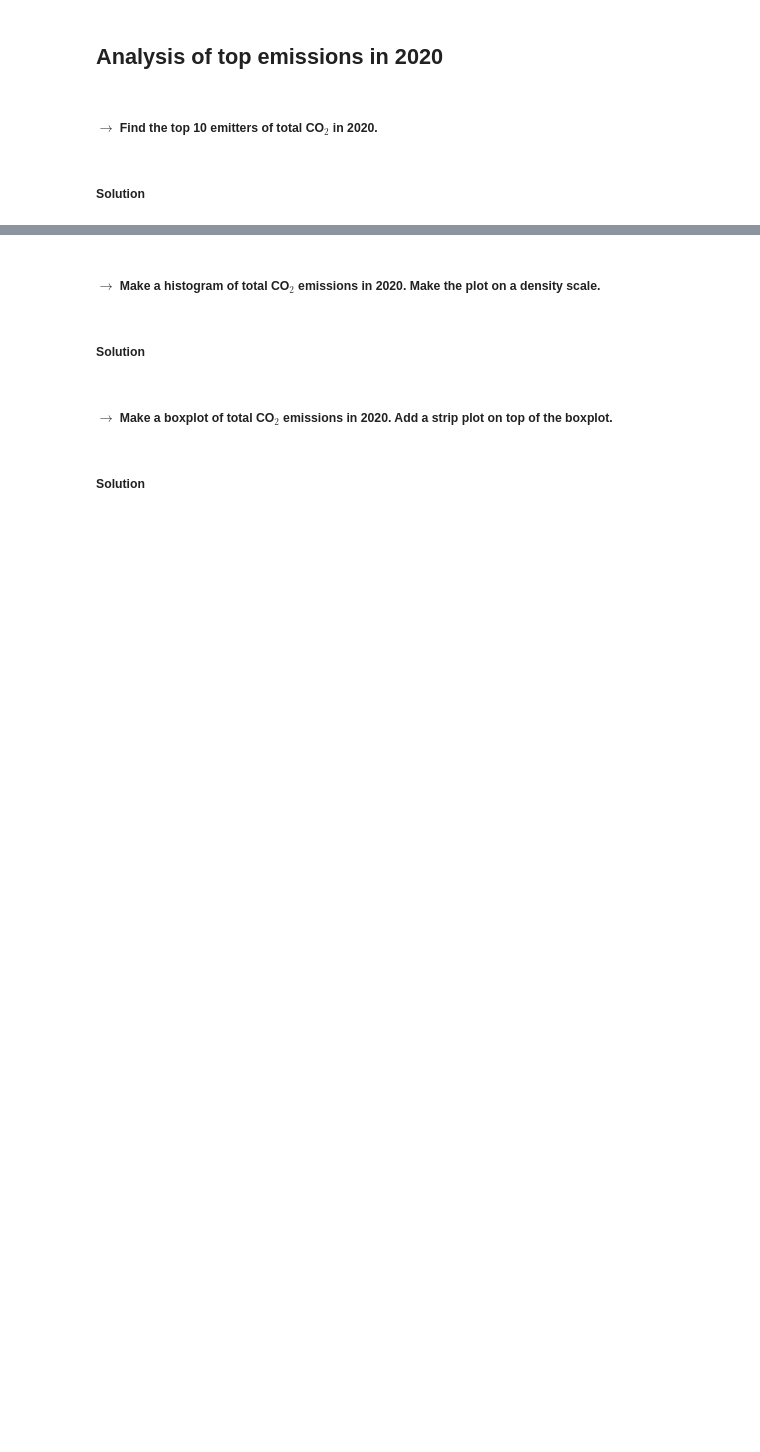
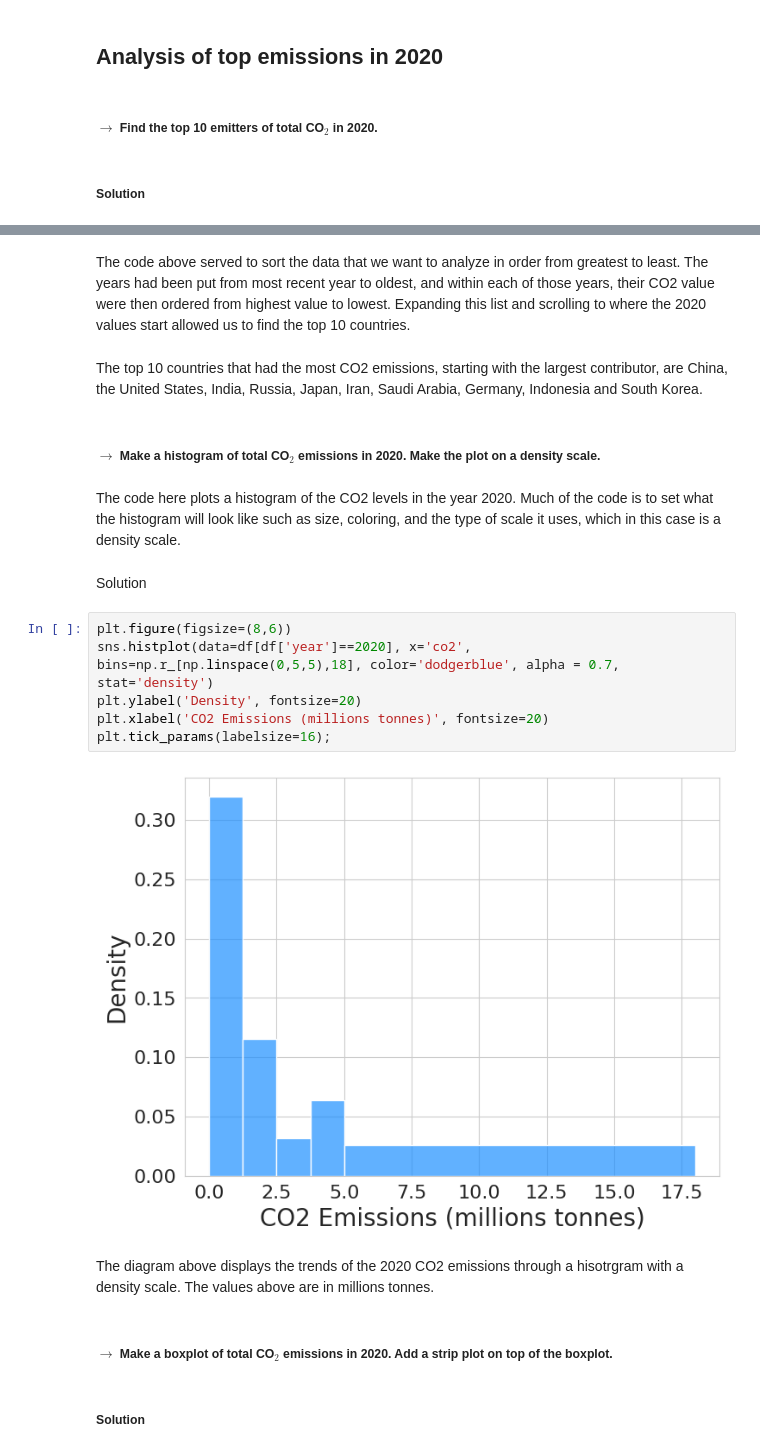
Before and after one commit to jbornilla/co2emissions, a Jupyter notebook: Julia_Bornilla_MATH_2315_Lab_1.ipynb, the cells around one changed output, grey strips where cells are left out. Cells and saved outputs as stored; diff of their text form; blank space fills up the shorter version.

```diff
--- a/Julia_Bornilla_MATH_2315_Lab_1.ipynb
+++ b/Julia_Bornilla_MATH_2315_Lab_1.ipynb
@@ -133,7 +220,23 @@ Name: year, Length: 46523, dtype: int64
+# %% [markdown]
+The code above served to sort the data that we want to analyze in order from greatest to least. The years had been put from most recent year to oldest, and within each of those years, their CO2 value were then ordered from highest value to lowest. Expanding this list and scrolling to where the 2020 values start allowed us to find the top 10 countries.
+# %% [markdown]
+The top 10 countries that had the most CO2 emissions, starting with the largest contributor, are China, the United States, India, Russia, Japan, Iran, Saudi Arabia, Germany, Indonesia and South Korea.
 # %% [markdown]
 ##### $\rightarrow$ Make a histogram of total CO$_2$ emissions in 2020. Make the plot on a density scale.
-# %% [markdown]
-##### Solution
+# %% [markdown]
+The code here plots a histogram of the CO2 levels in the year 2020. Much of the code is to set what the histogram will look like such as size, coloring, and the type of scale it uses, which in this case is a density scale.
+# %% [markdown]
+Solution
+# %%
+plt.figure(figsize=(8,6))
+sns.histplot(data=df[df['year']==2020], x='co2', bins=np.r_[np.linspace(0,5,5),18], color='dodgerblue', alpha = 0.7, stat='density')
+plt.ylabel('Density', fontsize=20)
+plt.xlabel('CO2 Emissions (millions tonnes)', fontsize=20)
+plt.tick_params(labelsize=16);
+# %% [output]
+[figure, added]
+# %% [markdown]
+The diagram above displays the trends of the 2020 CO2 emissions through a hisotrgram with a density scale. The values above are in millions tonnes.
 # %% [markdown]
 ##### $\rightarrow$ Make a boxplot of total CO$_2$ emissions in 2020. Add a strip plot on top of the boxplot.
 # %% [markdown]
```
Also changed, not shown: parts of 45 cells of this notebook.
